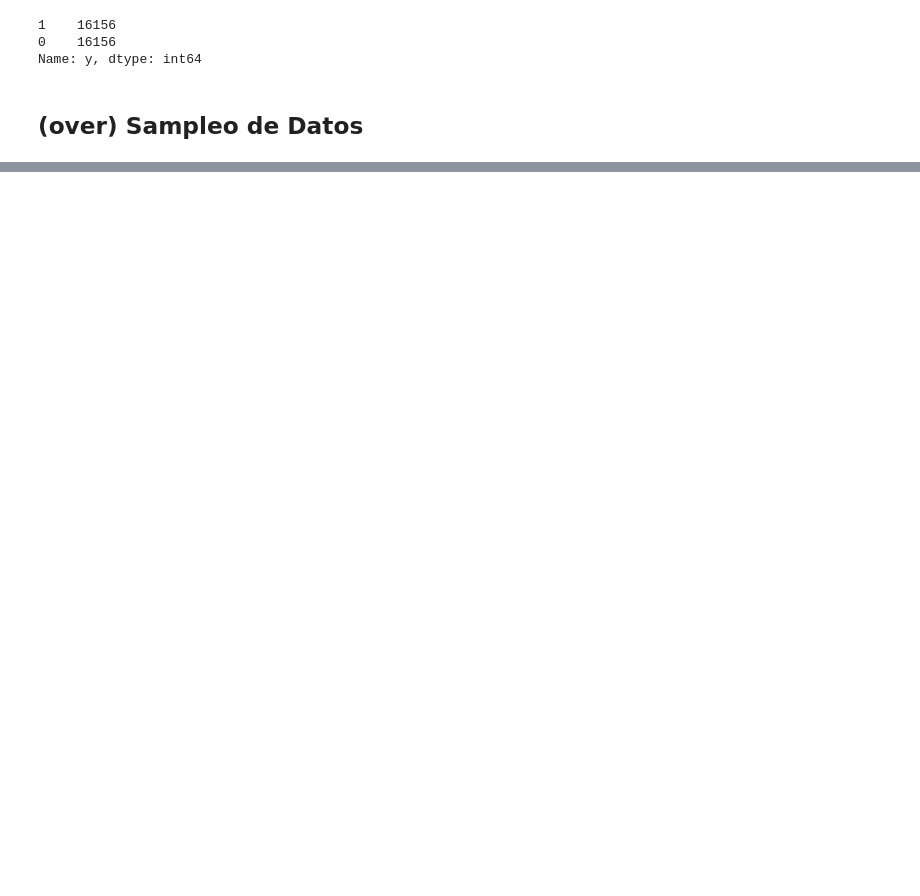
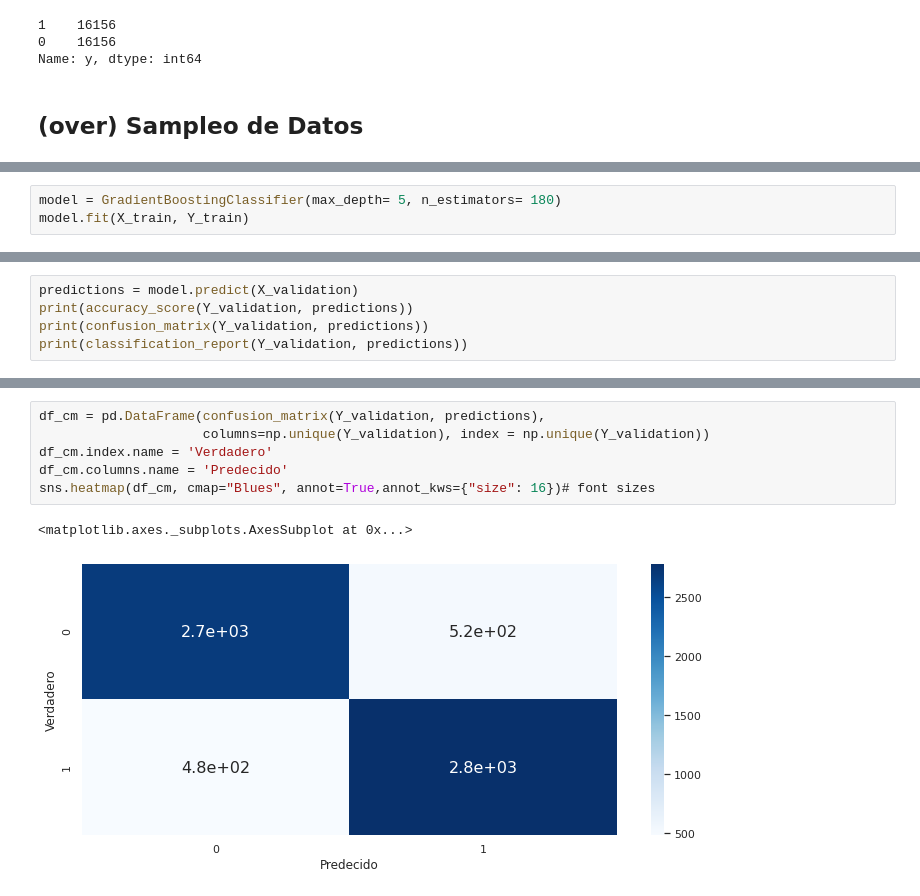
Before and after one commit to uumami/workshop_riskmathics, a Jupyter notebook: proyecto_default.ipynb, the cells around one changed output, grey strips where cells are left out. Saved outputs shown, nothing was run; the diff lists cells and outputs as text; blank space fills up the shorter version.

```diff
--- a/proyecto_default.ipynb
+++ b/proyecto_default.ipynb
@@ -872,0 +1043,3 @@ Name: y, dtype: int64
+# %%
+model = GradientBoostingClassifier(max_depth= 5, n_estimators= 180)
+model.fit(X_train, Y_train)
@@ -872,0 +1057,5 @@ Name: y, dtype: int64
+# %%
+predictions = model.predict(X_validation)
+print(accuracy_score(Y_validation, predictions))
+print(confusion_matrix(Y_validation, predictions))
+print(classification_report(Y_validation, predictions))
@@ -872,0 +1074,9 @@ Name: y, dtype: int64
+# %%
+df_cm = pd.DataFrame(confusion_matrix(Y_validation, predictions),
+                     columns=np.unique(Y_validation), index = np.unique(Y_validation))
+df_cm.index.name = 'Verdadero'
+df_cm.columns.name = 'Predecido'
+sns.heatmap(df_cm, cmap="Blues", annot=True,annot_kws={"size": 16})# font sizes
+# %% [output]
+<matplotlib.axes._subplots.AxesSubplot at 0x...>
+[figure, added]
```
Also changed, not shown: parts of 35 cells of this notebook.
